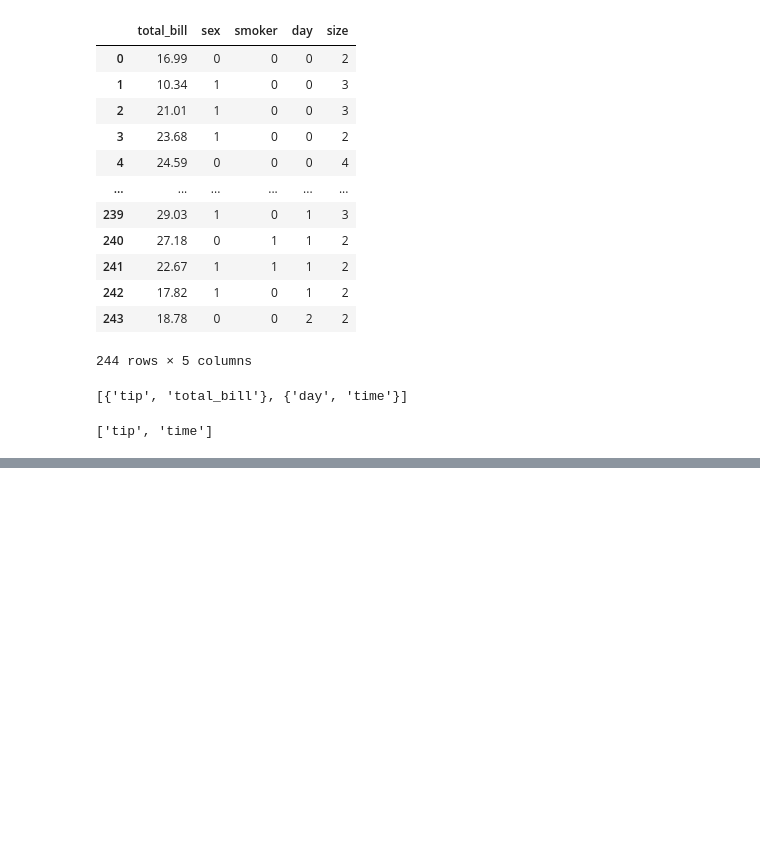
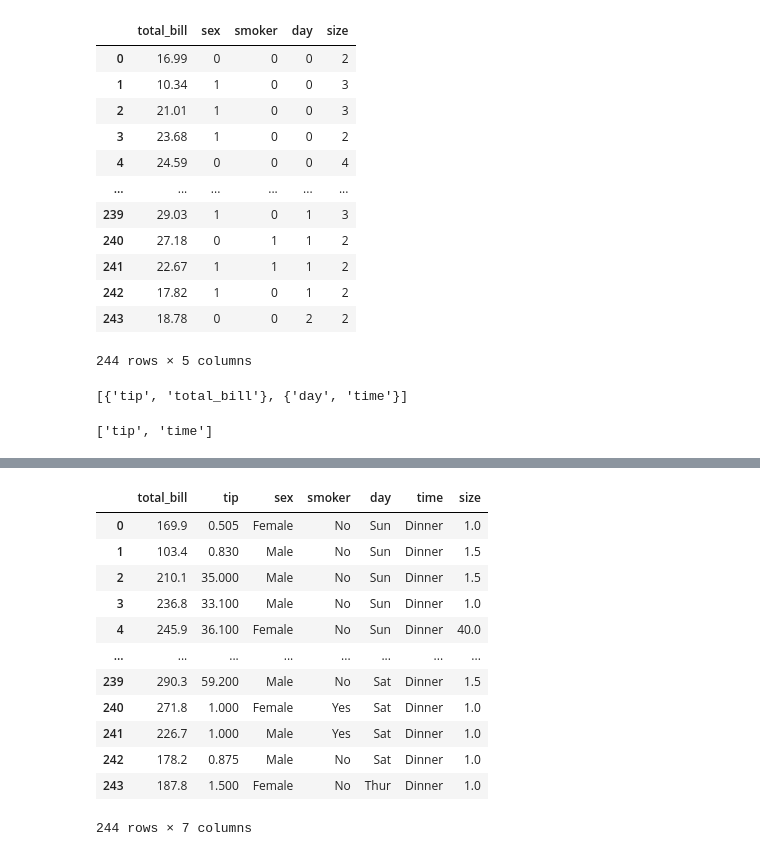
Before and after one commit to Danpr1984/Calculator-, a Jupyter notebook: feature_engine.ipynb, the cells around one changed output, grey strips where cells are left out. Saved outputs shown, nothing was run; the diff lists cells and outputs as text; code cells hidden in the pictures; blank space fills up the shorter version.

Commit message:
Create my own transformer and pass it in the pipeline

```diff
--- a/feature_engine.ipynb
+++ b/feature_engine.ipynb
@@ -1289,0 +1294,3 @@ pipeline['SmartCorrelatedSelection'].features_to_drop_
+# %%
+df = sns.load_dataset('tips')
+df.head()
@@ -1289,0 +1304,34 @@ pipeline['SmartCorrelatedSelection'].features_to_drop_
+# %%
+class CustomTransformer(BaseEstimator, TransformerMixin):
+    def __init__(self):
+        pass
+
+    def fit(self, X, y=None):
+        return self
+
+    def transform(self, X):
+        transformed_X = X.copy()
+
+        for col in transformed_X.select_dtypes(include='number'):
+            transformed_X[col] = transformed_X[col].apply(lambda x: x * 10 if x > 3 else x / 2)
+
+        return transformed_X
+# %%
+transformer = CustomTransformer()
+transformed_data = transformer.transform(df)
+# %%
+transformed_data
+# %% [output]
+|  | total_bill | tip | sex | smoker | day | time | size |
+| 0 | 169.9 | 0.505 | Female | No | Sun | Dinner | 1.0 |
+| 1 | 103.4 | 0.830 | Male | No | Sun | Dinner | 1.5 |
+| 2 | 210.1 | 35.000 | Male | No | Sun | Dinner | 1.5 |
+| 3 | 236.8 | 33.100 | Male | No | Sun | Dinner | 1.0 |
+| 4 | 245.9 | 36.100 | Female | No | Sun | Dinner | 40.0 |
+| ... | ... | ... | ... | ... | ... | ... | ... |
+| 239 | 290.3 | 59.200 | Male | No | Sat | Dinner | 1.5 |
+| 240 | 271.8 | 1.000 | Female | Yes | Sat | Dinner | 1.0 |
+| 241 | 226.7 | 1.000 | Male | Yes | Sat | Dinner | 1.0 |
+| 242 | 178.2 | 0.875 | Male | No | Sat | Dinner | 1.0 |
+| 243 | 187.8 | 1.500 | Female | No | Thur | Dinner | 1.0 |
+244 rows × 7 columns
```
Also changed, not shown: parts of 5 cells of this notebook.
